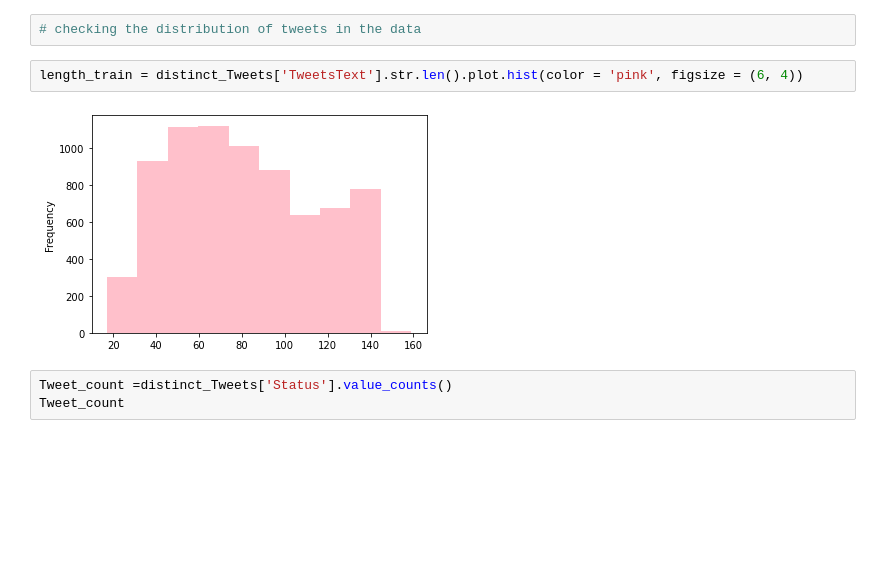
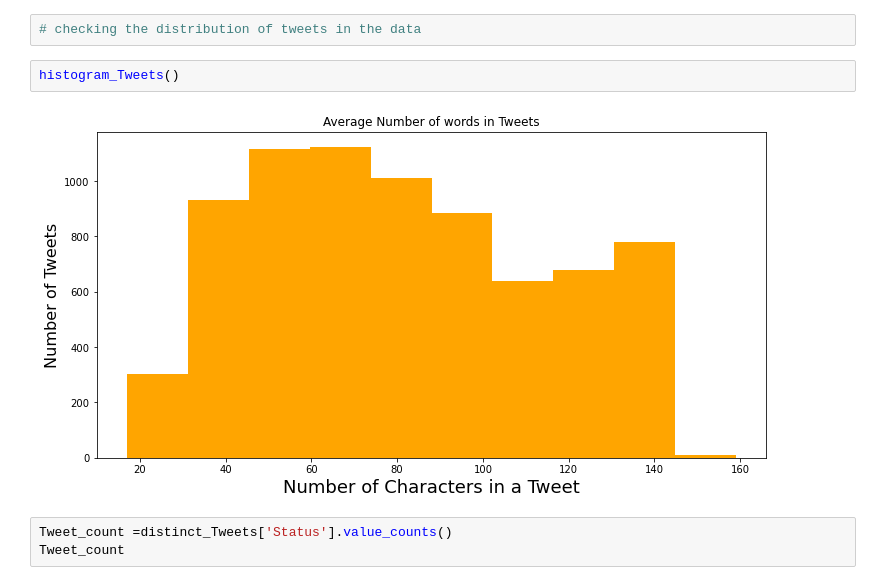
Before and after one commit to HamzatKazeem/MSc_BigData_Dissertation, a Jupyter notebook: ipynbfiles/CrisesDetection.ipynb, the cells around one changed output. Cells and saved outputs as stored; diff of their text form; blank space fills up the shorter version.

```diff
--- a/ipynbfiles/CrisesDetection.ipynb
+++ b/ipynbfiles/CrisesDetection.ipynb
@@ -160,10 +189,10 @@ print(distinct_Tweets.shape)
 # Data Distribution: Visual Representation of Distinct Tweets
 # %%
 # checking the distribution of tweets in the data
-# %%
-length_train = distinct_Tweets['TweetsText'].str.len().plot.hist(color = 'pink', figsize = (6, 4))
-# %% [output]
-[figure, removed]
+# %%
+histogram_Tweets()
+# %% [output]
+[figure, added]
 # %%
 Tweet_count =distinct_Tweets['Status'].value_counts()
 Tweet_count
```
Also changed, not shown: parts of 25 cells of this notebook, 2 other files.
